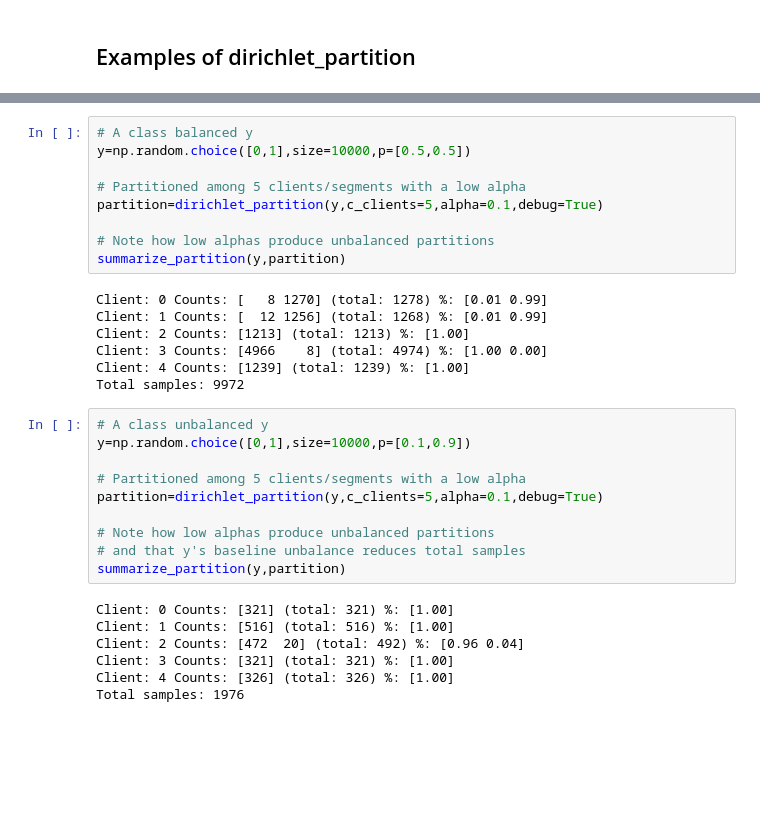
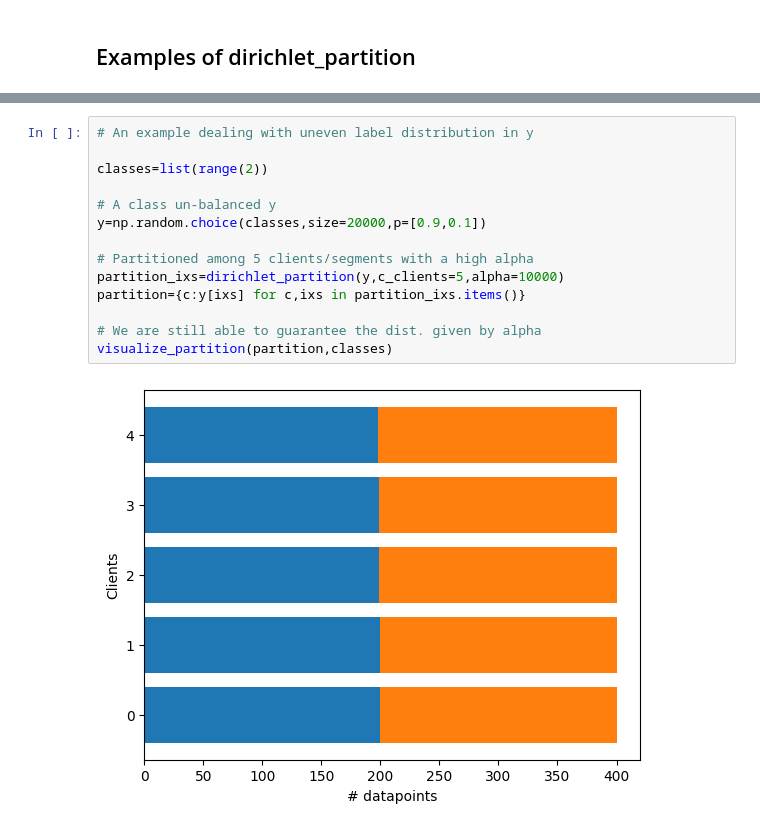
Before and after one commit to emiliocantuc/dirichletPartitioning, a Jupyter notebook: examples.ipynb, the cells around one changed output, grey strips where cells are left out. Drawn from its saved outputs; the diff is of its cells as text; blank space fills up the shorter version.

```diff
--- a/examples.ipynb
+++ b/examples.ipynb
@@ -48,33 +88,16 @@ Total samples: 1990
-# %%
-# A class balanced y
-y=np.random.choice([0,1],size=10000,p=[0.5,0.5])
-
-# Partitioned among 5 clients/segments with a low alpha
-partition=dirichlet_partition(y,c_clients=5,alpha=0.1,debug=True)
-
-# Note how low alphas produce unbalanced partitions
-summarize_partition(y,partition)
-# %% [output]
-Client: 0 Counts: [   8 1270] (total: 1278) %: [0.01 0.99]
-Client: 1 Counts: [  12 1256] (total: 1268) %: [0.01 0.99]
-Client: 2 Counts: [1213] (total: 1213) %: [1.00]
-Client: 3 Counts: [4966    8] (total: 4974) %: [1.00 0.00]
-Client: 4 Counts: [1239] (total: 1239) %: [1.00]
-Total samples: 9972
-# %%
-# A class unbalanced y
-y=np.random.choice([0,1],size=10000,p=[0.1,0.9])
-
-# Partitioned among 5 clients/segments with a low alpha
-partition=dirichlet_partition(y,c_clients=5,alpha=0.1,debug=True)
-
-# Note how low alphas produce unbalanced partitions
-# and that y's baseline unbalance reduces total samples
-summarize_partition(y,partition)
-# %% [output]
-Client: 0 Counts: [321] (total: 321) %: [1.00]
-Client: 1 Counts: [516] (total: 516) %: [1.00]
-Client: 2 Counts: [472  20] (total: 492) %: [0.96 0.04]
-Client: 3 Counts: [321] (total: 321) %: [1.00]
-Client: 4 Counts: [326] (total: 326) %: [1.00]
-Total samples: 1976
+# %%
+# An example dealing with uneven label distribution in y
+
+classes=list(range(2))
+
+# A class un-balanced y
+y=np.random.choice(classes,size=20000,p=[0.9,0.1])
+
+# Partitioned among 5 clients/segments with a high alpha
+partition_ixs=dirichlet_partition(y,c_clients=5,alpha=10000)
+partition={c:y[ixs] for c,ixs in partition_ixs.items()}
+
+# We are still able to guarantee the dist. given by alpha
+visualize_partition(partition,classes)
+# %% [output]
+[figure, added]
```
Also changed, not shown: parts of 6 cells of this notebook, 1 other file.
